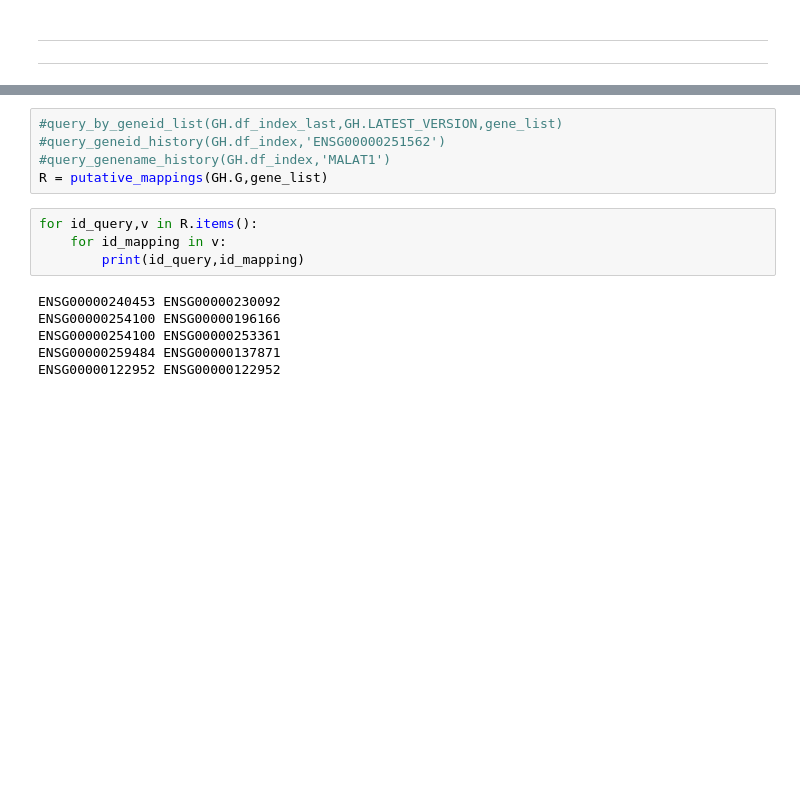
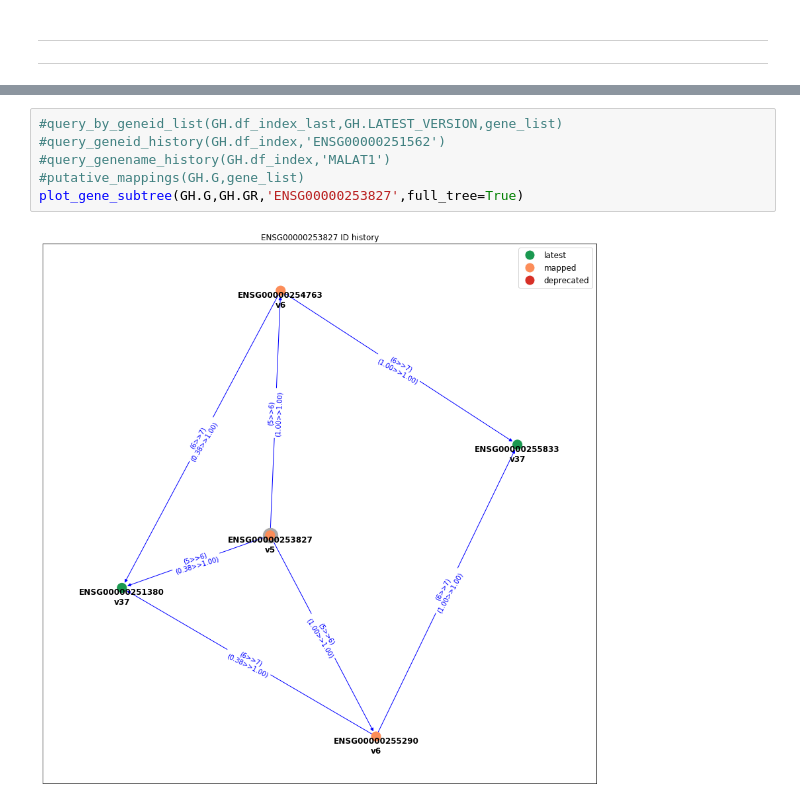
Before and after one commit to HugoGuillen/genehtracker, a Jupyter notebook: dev.ipynb, the cells around one changed output, grey strips where cells are left out. Drawn from its saved outputs; the diff is of its cells as text; blank space fills up the shorter version.

```diff
--- a/dev.ipynb
+++ b/dev.ipynb
@@ -295,15 +372,8 @@ def putative_mappings(G,gene_list):
 # %%
 #query_by_geneid_list(GH.df_index_last,GH.LATEST_VERSION,gene_list)
 #query_geneid_history(GH.df_index,'ENSG00000251562')
 #query_genename_history(GH.df_index,'MALAT1')
-R = putative_mappings(GH.G,gene_list)
+#putative_mappings(GH.G,gene_list)
+plot_gene_subtree(GH.G,GH.GR,'ENSG00000253827',full_tree=True)
+# %% [output]
+[figure, added]
-# %%
-for id_query,v in R.items():
-    for id_mapping in v:
-        print(id_query,id_mapping)
-# %% [output]
-ENSG00000240453 ENSG00000230092
-ENSG00000254100 ENSG00000196166
-ENSG00000254100 ENSG00000253361
-ENSG00000259484 ENSG00000137871
-ENSG00000122952 ENSG00000122952
```
Also changed, not shown: parts of 5 cells of this notebook, 3 other files.
